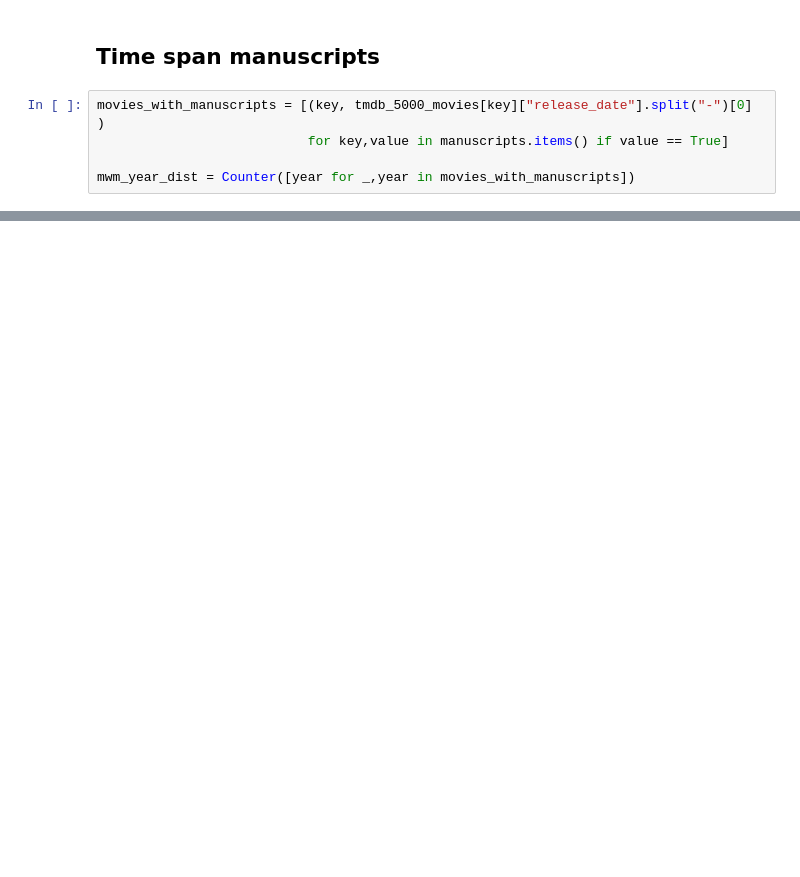
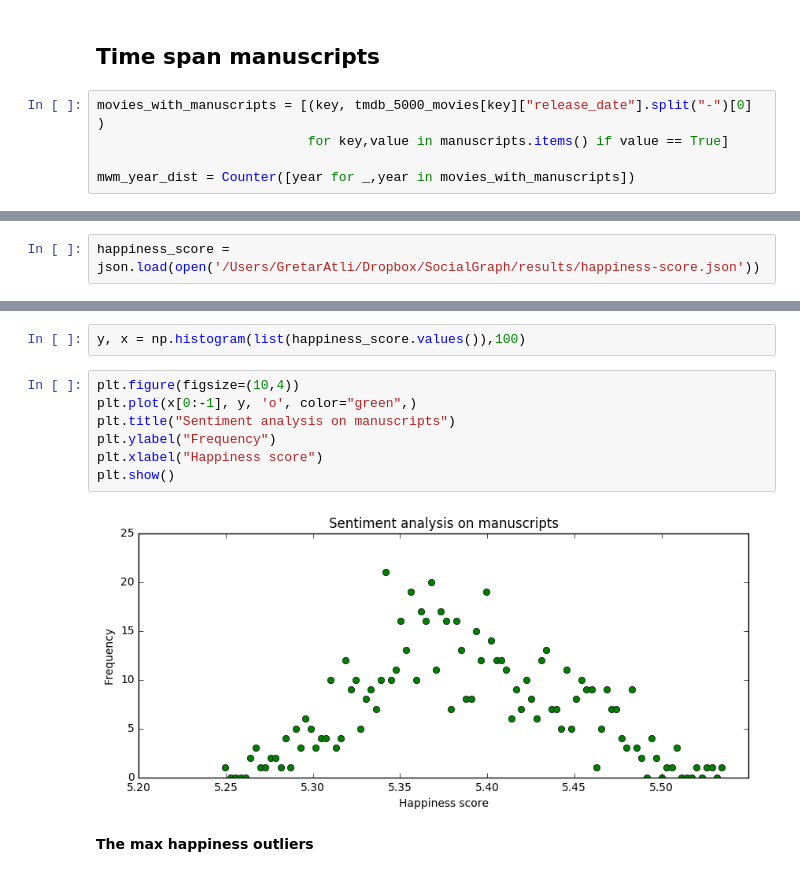
Before and after one commit to gretarg09/DTU__SocialGraphs-FinalProject, a Jupyter notebook: Notebooks/Fetching manuscripts.ipynb, the cells around one changed output, grey strips where cells are left out. Saved outputs shown, nothing was run; the diff lists cells and outputs as text; blank space fills up the shorter version.

```diff
--- a/Notebooks/Fetching manuscripts.ipynb
+++ b/Notebooks/Fetching manuscripts.ipynb
@@ -124,0 +227,2 @@ for title in manuscripts_intersection:
+# %%
+happiness_score = json.load(open('/Users/GretarAtli/Dropbox/SocialGraph/results/happiness-score.json'))
@@ -124,0 +249,13 @@ for title in manuscripts_intersection:
+# %%
+y, x = np.histogram(list(happiness_score.values()),100)
+# %%
+plt.figure(figsize=(10,4))
+plt.plot(x[0:-1], y, 'o', color="green",)
+plt.title("Sentiment analysis on manuscripts")
+plt.ylabel("Frequency")
+plt.xlabel("Happiness score")
+plt.show()
+# %% [output]
+[figure, added]
+# %% [markdown]
+**The max happiness outliers**
```
Also changed, not shown: parts of 17 cells of this notebook, 2 other files.
